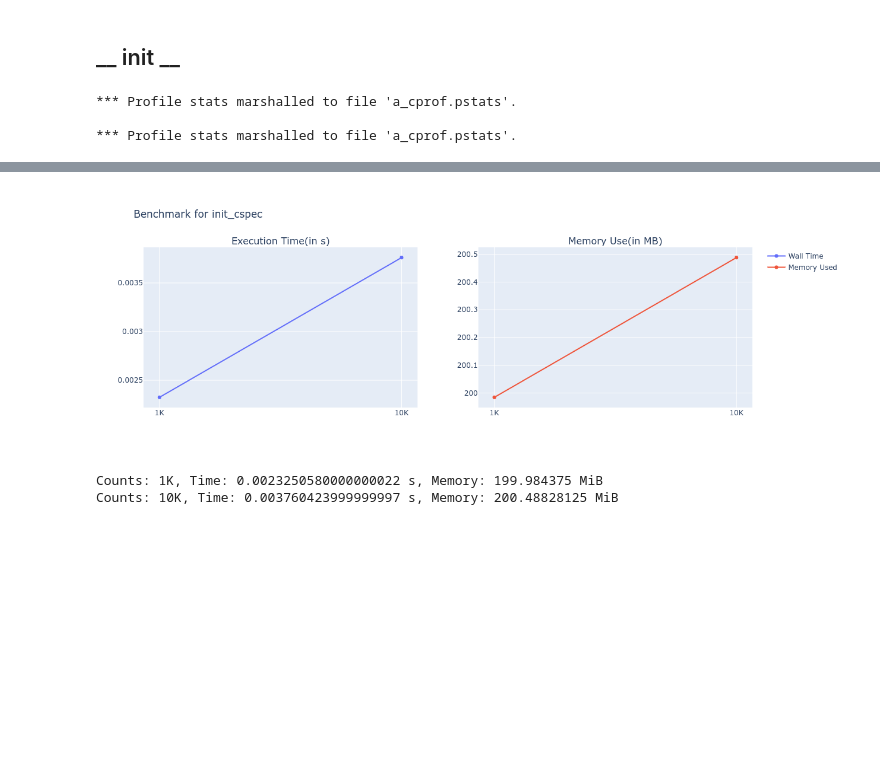
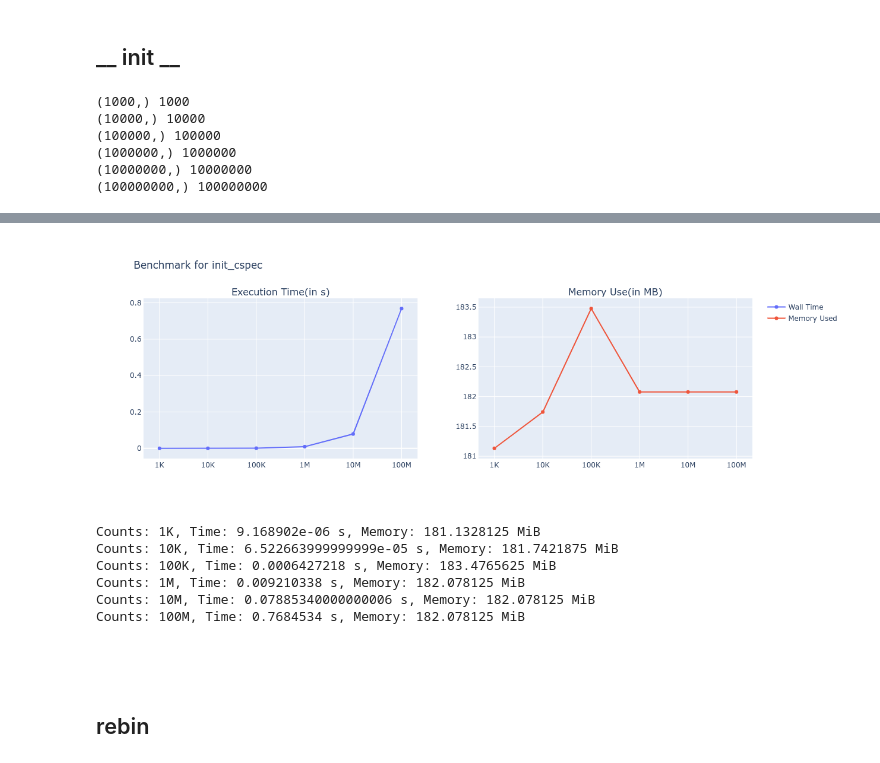
Before and after one commit to theand9/stingray, a Jupyter notebook: Benchmarks/Crossspectra/cross_bench.ipynb, the cells around one changed output, grey strips where cells are left out. Cells and saved outputs as stored; diff of their text form; code cells hidden in the pictures; blank space fills up the shorter version.

```diff
--- a/Benchmarks/Crossspectra/cross_bench.ipynb
+++ b/Benchmarks/Crossspectra/cross_bench.ipynb
@@ -101,31 +101,42 @@ except FileExistsError:
 def createCspec(lc1, lc2):
     cspec = Crossspectrum(lc1, lc2, dt=1.0)
 # %%
-for size in [10**i for i in range(3, 10)]:
+for size in [10**i for i in range(3, 9)]:
     times = np.arange(size)
     counts = np.random.rand(size)*100
 
     lc1 = Lightcurve(times, counts, dt=1.0, skip_checks=True)
     lc2 = Lightcurve(times, counts+np.random.rand()*10, dt=1.0, skip_checks=True)
 
     %prun -q -D a_cprof.pstats createCspec(lc1, lc2)
     os.rename('a_cprof.pstats', f'./{name}/{name}{size}_cprof.pstats')
 
     pyProfiler.start()
     createCspec(lc1, lc2)
     pyProfiler.stop()
 
     benchCode(createCspec, lc1, lc2)
 
     with open(f'./{name}/{name}{size}_stat.html', 'w+') as fptr:
         fptr.write(pyProfiler.output_html())
 
 drawGraph(wall_time, mem_use, name)
 # %% [output]
-*** Profile stats marshalled to file 'a_cprof.pstats'.
-
-*** Profile stats marshalled to file 'a_cprof.pstats'.
+(1000,) 1000
+(10000,) 10000
+(100000,) 100000
+(1000000,) 1000000
+(10000000,) 10000000
+(100000000,) 100000000
 [interactive output not drawn]
-[figure, old version]
+[figure, new version]
-Counts: 1K, Time: 0.0023250580000000022 s, Memory: 199.984375 MiB
-Counts: 10K, Time: 0.003760423999999997 s, Memory: 200.48828125 MiB
+Counts: 1K, Time: 9.168902e-06 s, Memory: 181.1328125 MiB
+Counts: 10K, Time: 6.522663999999999e-05 s, Memory: 181.7421875 MiB
+Counts: 100K, Time: 0.0006427218 s, Memory: 183.4765625 MiB
+Counts: 1M, Time: 0.009210338 s, Memory: 182.078125 MiB
+Counts: 10M, Time: 0.07885340000000006 s, Memory: 182.078125 MiB
+Counts: 100M, Time: 0.7684534 s, Memory: 182.078125 MiB
+# %% [markdown]
+$\;\;\;\;\;\;$
+# %% [markdown]
+## rebin
```
Also changed, not shown: parts of 16 cells of this notebook, 4 other files.
